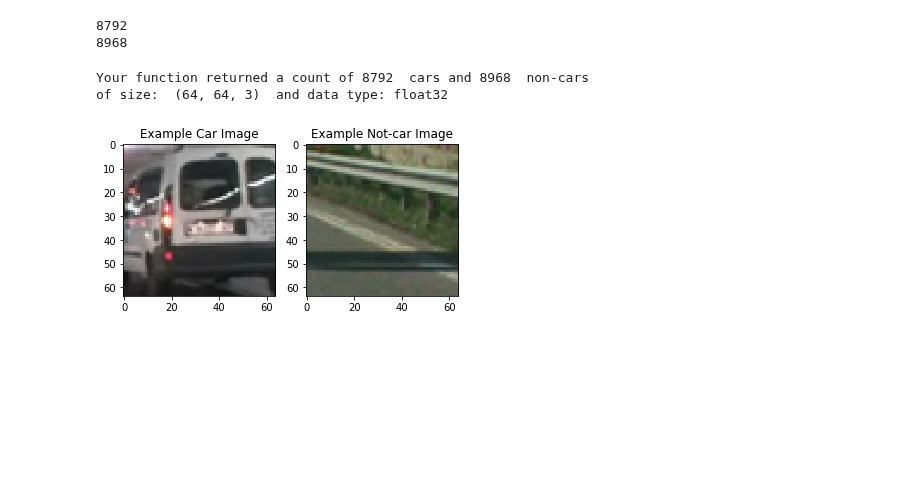
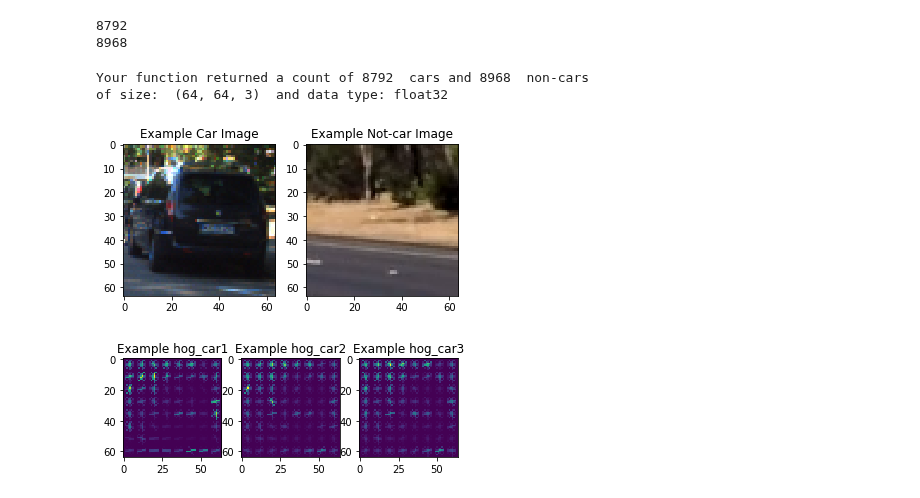
Before and after one commit to Hyagoro/Vehicle_detection_tracking, a Jupyter notebook: vehicle_detection_tracking.ipynb, the cells around one changed output. Cells and saved outputs as stored; diff of their text form; code cells hidden in the pictures; blank space fills up the shorter version.

```diff
--- a/vehicle_detection_tracking.ipynb
+++ b/vehicle_detection_tracking.ipynb
@@ -228,6 +291,10 @@ print(len(notcars))
 8792
 8968
 # %%
+# Just for fun choose random car / not-car indices and plot example images
+car_ind = np.random.randint(0, len(cars))
+notcar_ind = np.random.randint(0, len(notcars))
+
 def data_look(car_list, notcar_list):
     data_dict = {}
     # Define a key in data_dict "n_cars" and store the number of car images
@@ -251,9 +318,6 @@ def plot_data_look(cars, notcars):
           data_info["n_notcars"], ' non-cars')
     print('of size: ', data_info["image_shape"], ' and data type:',
           data_info["data_type"])
-    # Just for fun choose random car / not-car indices and plot example images
-    car_ind = np.random.randint(0, len(cars))
-    notcar_ind = np.random.randint(0, len(notcars))
 
     # Read in car / not-car images
     car_image = mpimg.imread(cars[car_ind])
@@ -272,5 +336,32 @@ plot_data_look(cars, notcars)
 # %% [output]
 Your function returned a count of 8792  cars and 8968  non-cars
 of size:  (64, 64, 3)  and data type: float32
-[figure, old version]
+[figure, new version]
+# %%
+def plot_hog_feature():
+    # Read in car / not-car images
+    car_image = mpimg.imread(cars[car_ind])
+    feature_image = cv2.cvtColor(car_image, cv2.COLOR_RGB2YCrCb)
+    ch1 = feature_image[:,:,0]
+    ch2 = feature_image[:,:,1]
+    ch3 = feature_image[:,:,2]
+    # Compute individual channel HOG features for the entire image
+    hog1, hog_car1 = get_hog_features(ch1, 9, 8, 2, feature_vec=False, vis=True)
+    hog2, hog_car2 = get_hog_features(ch2, 9, 8, 2, feature_vec=False, vis=True)
+    hog3, hog_car3 = get_hog_features(ch3, 9, 8, 2, feature_vec=False, vis=True)
+
+    fig = plt.figure()
+    plt.subplot(131)
+    plt.imshow(hog_car1)
+    plt.title('Example hog_car1')
+    plt.subplot(132)
+    plt.imshow(hog_car2)
+    plt.title('Example hog_car2')
+    plt.subplot(133)
+    plt.imshow(hog_car3)
+    plt.title('Example hog_car3')
+
+plot_hog_feature()
+# %% [output]
+[figure, added]
 # %%
```
Also changed, not shown: parts of 12 cells of this notebook, 12 other files.
